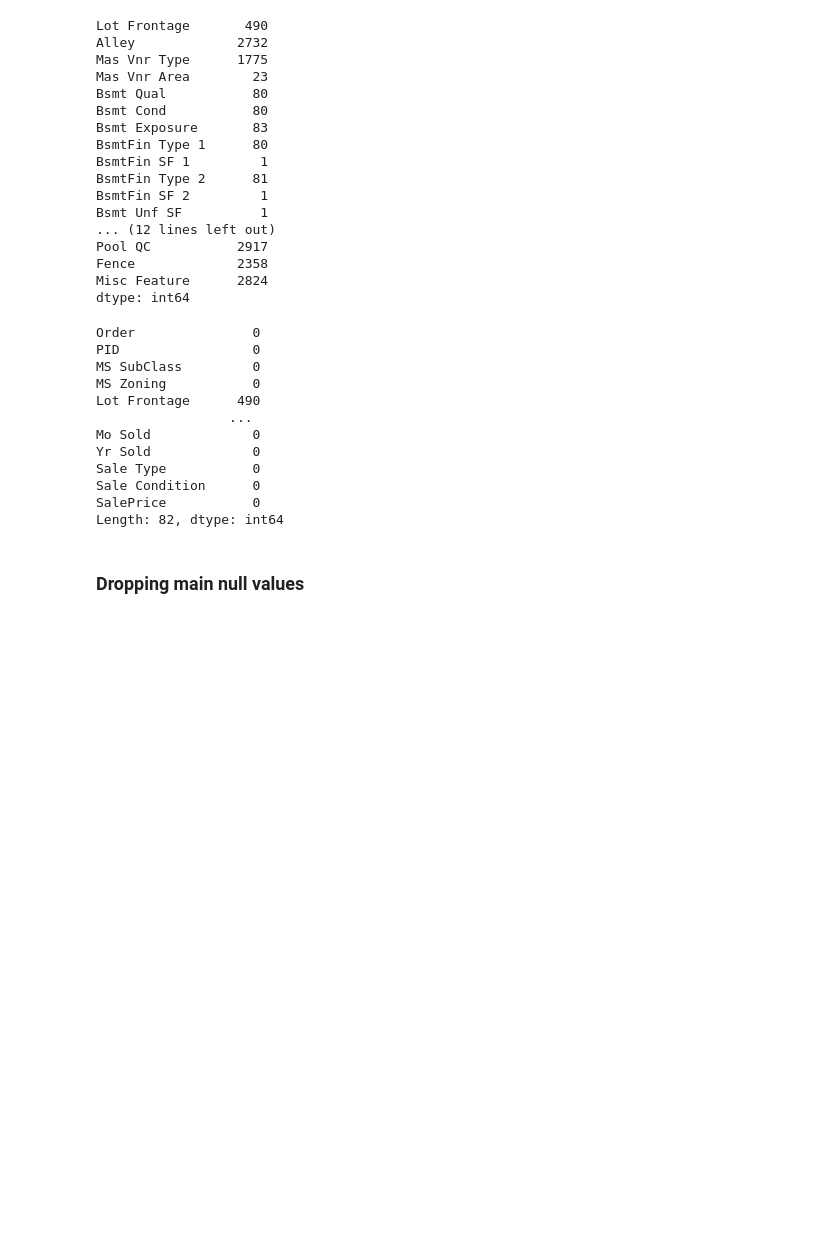
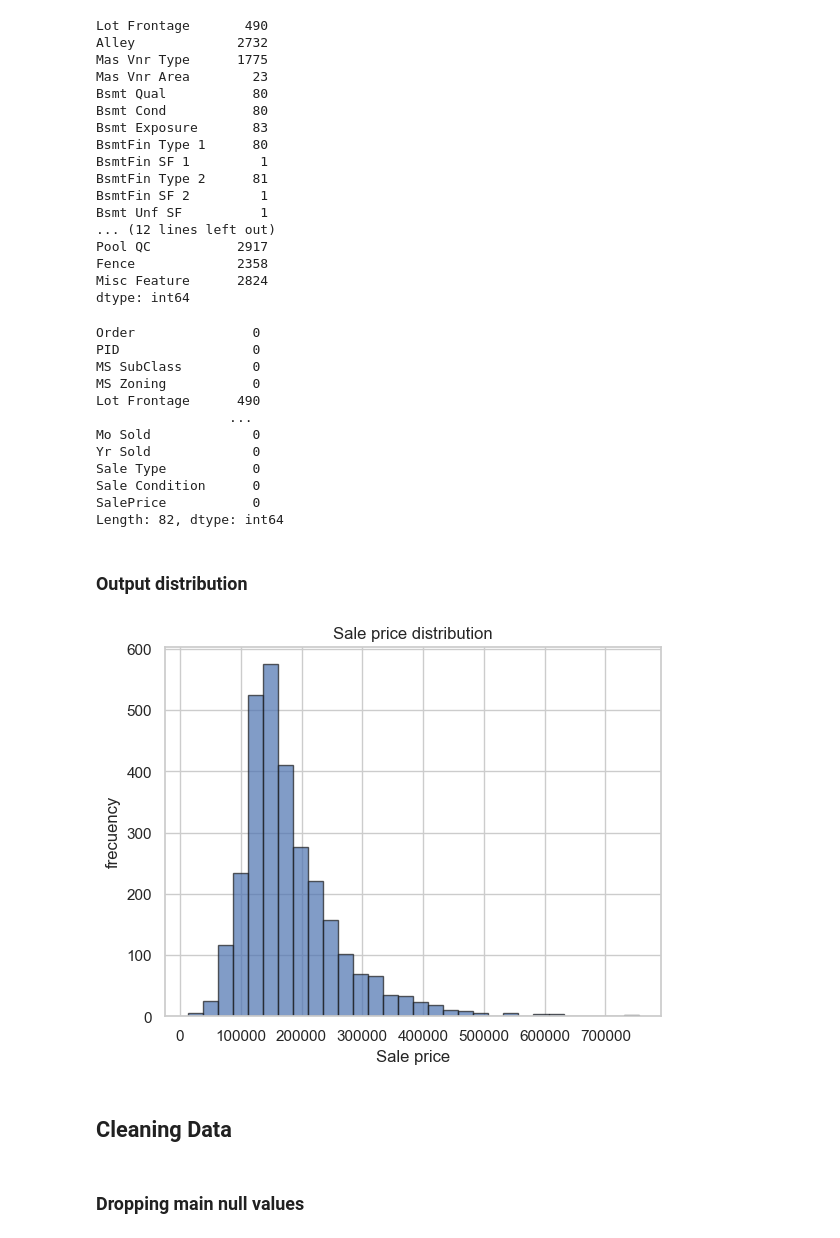
Before and after one commit to HernanRochon664/Proyectos-ML, a Jupyter notebook: house-prices/Housing-prices-predictions.ipynb, the cells around one changed output. Cells and saved outputs as stored; diff of their text form; code cells hidden in the pictures; blank space fills up the shorter version.

```diff
--- a/house-prices/Housing-prices-predictions.ipynb
+++ b/house-prices/Housing-prices-predictions.ipynb
@@ -127,6 +131,18 @@ Sale Type           0
 Sale Condition      0
 SalePrice           0
 Length: 82, dtype: int64
+# %% [markdown]
+### Output distribution
+# %%
+plt.hist(df['SalePrice'], bins=30, edgecolor='k', alpha=0.7)
+plt.xlabel("Sale price")
+plt.ylabel("frecuency")
+plt.title("Sale price distribution")
+plt.show()
+# %% [output]
+[figure, added]
+# %% [markdown]
+## Cleaning Data
 # %% [markdown]
 ### Dropping main null values
 # %%
```
Also changed, not shown: parts of 48 cells of this notebook.
